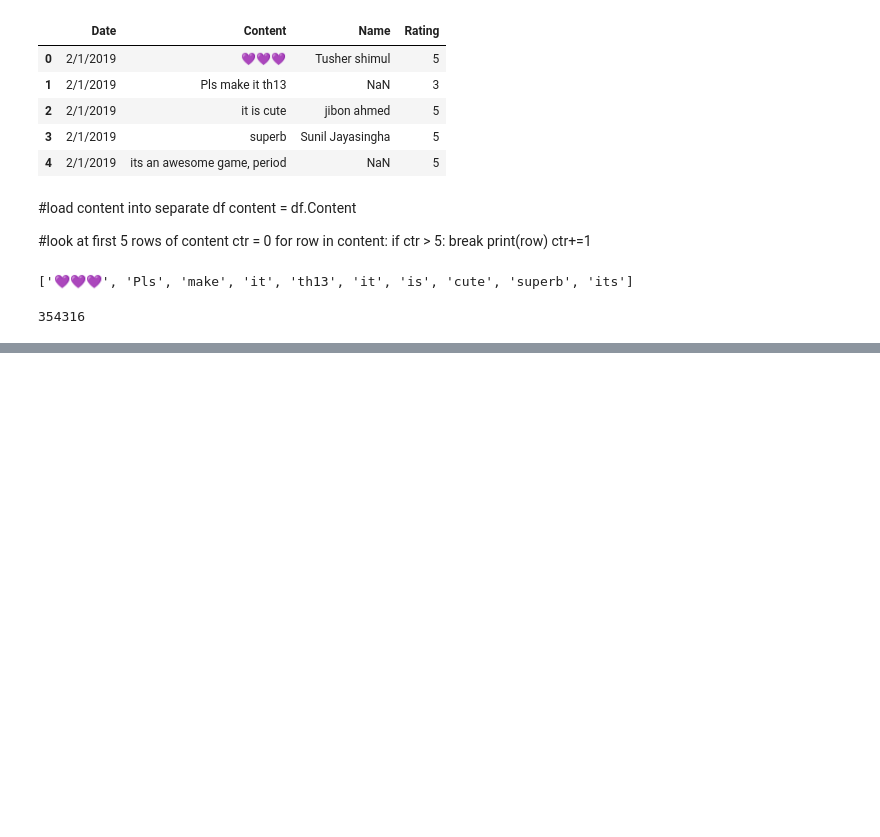
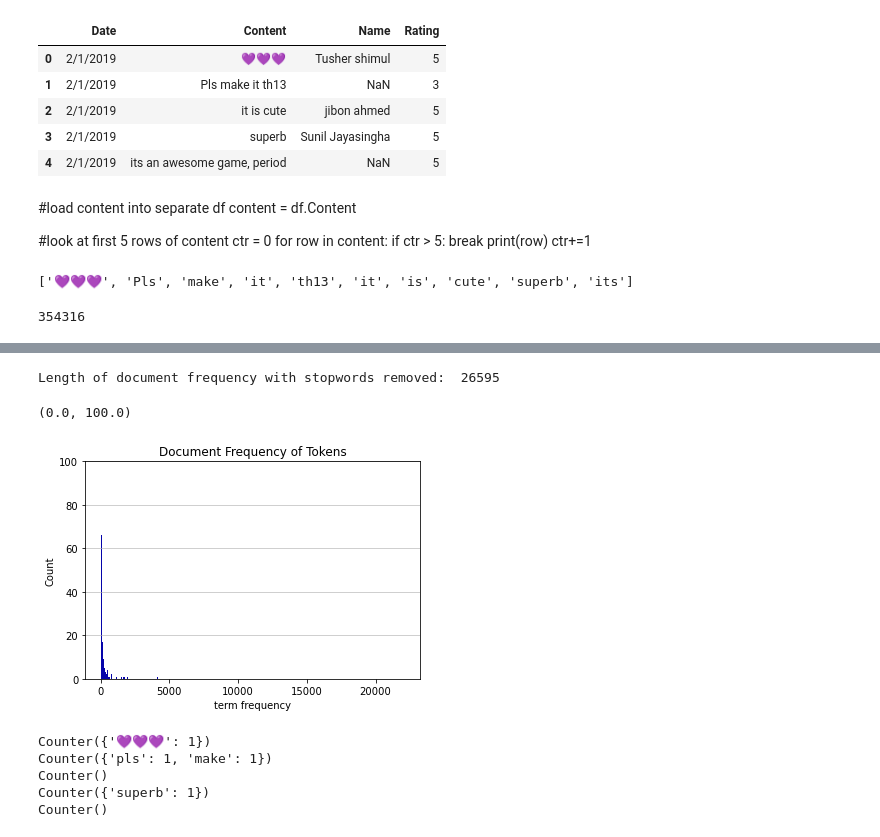
Before and after one commit to nagemnat/clash_of_clans_570, a Jupyter notebook: ClashOfClans_TextAnalysis.ipynb, the cells around one changed output, grey strips where cells are left out. Cells and saved outputs as stored; diff of their text form; code cells hidden in the pictures; blank space fills up the shorter version.

```diff
--- a/ClashOfClans_TextAnalysis.ipynb
+++ b/ClashOfClans_TextAnalysis.ipynb
@@ -49,0 +125,20 @@ len(norrmalized_tokens)
+# %%
+#create dictionary to count term frequency and document frequency
+tf_dict = {} #term frequency
+df_dict = (
+    Counter()
+) #for document frequency
+
+for idx, tokens in enumerate(content):
+    tf_dict[idx] = Counter()
+    tokens = str(tokens)
+    tokens = tokens.split(' ')
+    for token in tokens:
+        token = token.lower()
+        if token not in df_dict:
+            df_dict[token] = 1
+        if token in tf_dict[idx]:
+            tf_dict[idx][token] += 1
+        else:
+            tf_dict[idx][token] = 1
+            df_dict[token] += 1
@@ -49,0 +175,33 @@ len(norrmalized_tokens)
+# %%
+df_dict_wo_stopwords = {}
+for key in df_dict.keys():
+    if key not in all_stopwords:
+        df_dict_wo_stopwords[key] = df_dict[key]
+# %%
+#Look at length of df_dict_wo_stopwords
+print('Length of document frequency with stopwords removed:  {}'.format(len(df_dict_wo_stopwords)))
+# %% [output]
+Length of document frequency with stopwords removed:  26595
+# %%
+#Plot frequency distribution of tokens after removing stopwords
+n, bins, patches = plt.hist(x=list(df_dict_wo_stopwords.values()), bins=1000, color="#0504aa")
+plt.grid(axis="y", alpha=0.75)
+plt.xlabel("term frequency")
+plt.ylabel("Count")
+plt.title("Document Frequency of Tokens")
+maxfreq = n.max()
+# Set a clean upper y-axis limit.
+plt.ylim(ymax=100)
+# %% [output]
+(0.0, 100.0)
+[figure, added]
+# %%
+#look at format of term frequency
+for x in range(5):
+    print(tf_dict[x])
+# %% [output]
+Counter({'💜💜💜': 1})
+Counter({'pls': 1, 'make': 1})
+Counter()
+Counter({'superb': 1})
+Counter()
```
Also changed, not shown: parts of 12 cells of this notebook.
